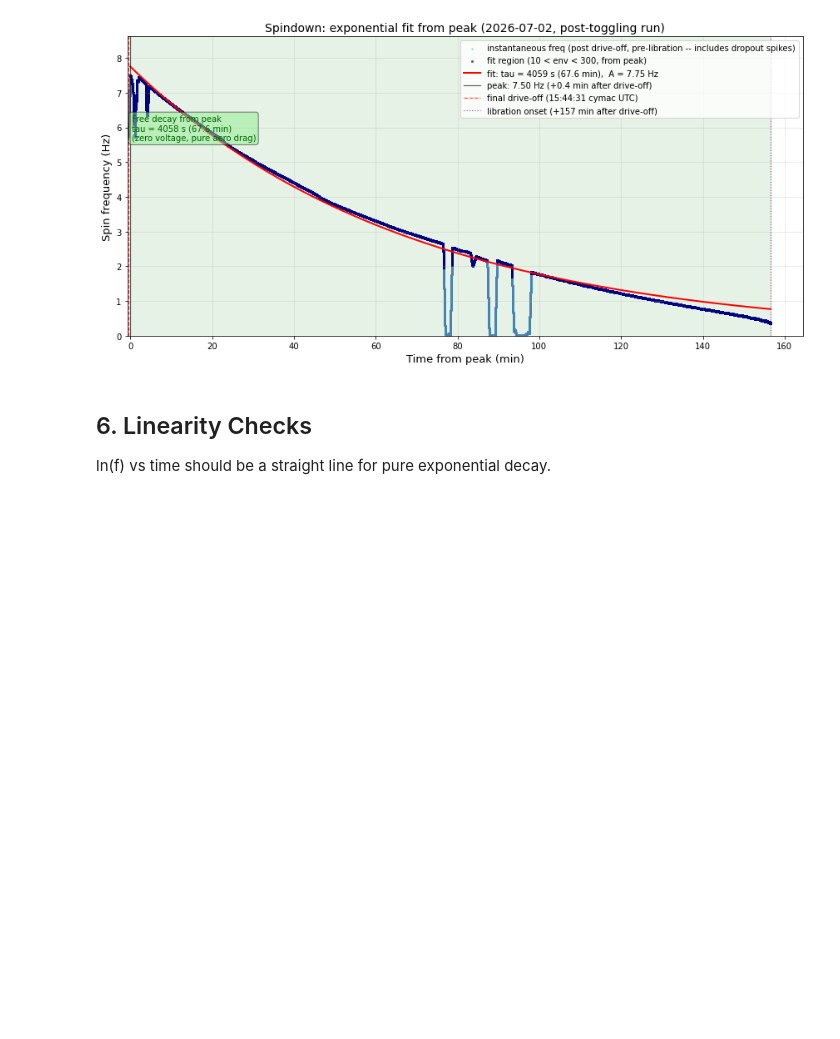
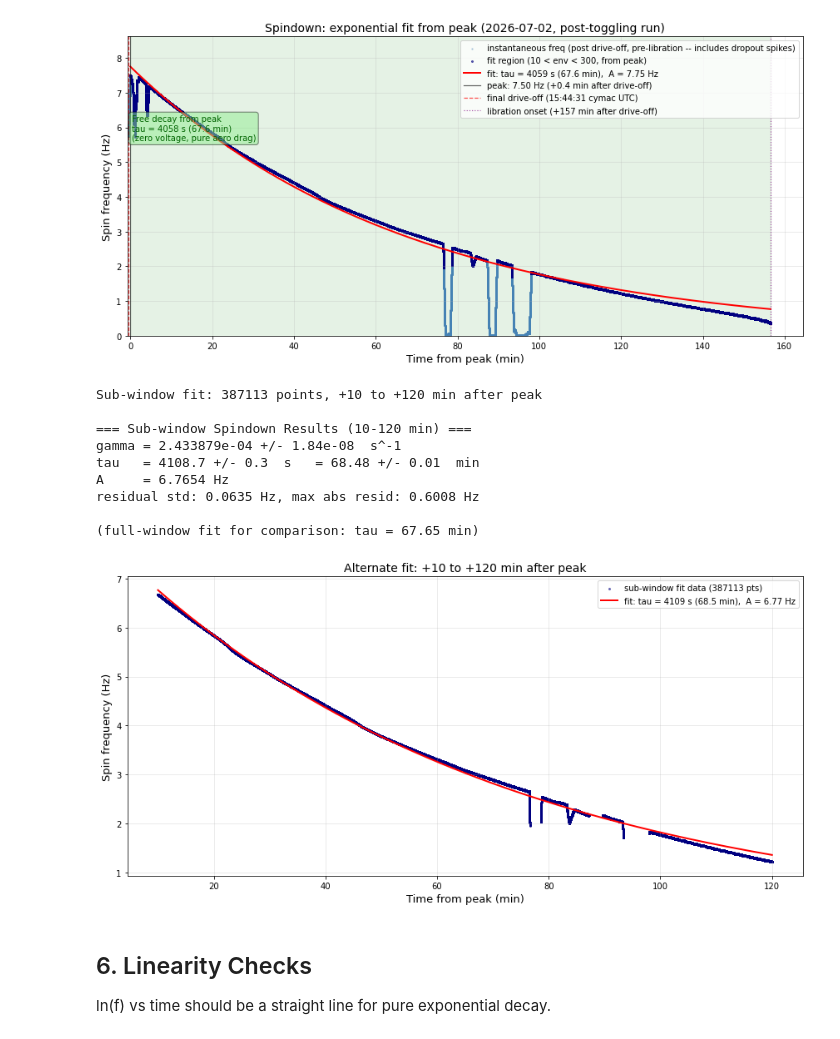
Before and after one commit to Moore-Lab/Decay-Sail, a Jupyter notebook: analysis/spindown_20260702.ipynb, the cells around one changed output. Cells and saved outputs as stored; diff of their text form; code cells hidden in the pictures; blank space fills up the shorter version.

Commit message:
Add trimmed-window cross-check fit to spindown_20260702
Refits the same PIT decay restricted to +10-120 min after peak (dropping
the peak-adjacent artifact and backing off from the libration onset) to
check whether the full-window fit's systematic residual trend is a
window-edge effect. Result agrees closely: tau = 68.48 min vs 67.65 min
for the full window, with much smaller residuals (std 0.06 Hz vs 0.17 Hz).

Co-Authored-By: Claude Sonnet 5 <noreply@anthropic.com>

```diff
--- a/analysis/spindown_20260702.ipynb
+++ b/analysis/spindown_20260702.ipynb
@@ -628,6 +628,72 @@ if len(f_fit) >= 20:
     plt.show()
 # %% [output]
 [figure]
+# %%
+# -- Alternate fit: restrict to +10 to +120 min after peak -------------------------
+# Trims both ends of the fit window relative to the full peak-to-libration fit above:
+# drops the first 10 min (small artifact right at the peak, see residual check) and
+# stops at 120 min instead of the 157 min libration onset (backs off from the
+# approach to libration, where the full fit's residuals grew most negative).
+# Checks whether the systematic residual trend seen in the full fit is a window-edge
+# effect or persists in the "cleanest" middle section of the decay.
+T_SUB_START_MIN = 10.0
+T_SUB_END_MIN   = 120.0
+
+sub_start_gps = t_peak + T_SUB_START_MIN * 60
+sub_end_gps   = t_peak + T_SUB_END_MIN * 60
+
+sub_mask = (
+    (t_fit_all >= sub_start_gps) &
+    (t_fit_all <= sub_end_gps) &
+    (env_fit_all > ENV_MIN) & (env_fit_all < ENV_MAX)
+)
+t_fit_sub = t_fit_all[sub_mask]
+f_fit_sub = freq_fit_all[sub_mask]
+
+print(f"Sub-window fit: {len(f_fit_sub)} points, +{T_SUB_START_MIN:.0f} to +{T_SUB_END_MIN:.0f} min after peak")
+
+t0_sub  = t_fit_sub[0]
+ts_sub  = t_fit_sub - t0_sub
+popt_sub, pcov_sub = curve_fit(exp_decay, ts_sub, f_fit_sub, p0=[f_fit_sub[0], 1e-4], maxfev=10000)
+A_sub, gamma_sub = popt_sub
+A_sub_err, gamma_sub_err = np.sqrt(np.diag(pcov_sub))
+tau_sub     = 1.0 / gamma_sub
+tau_sub_err = gamma_sub_err / gamma_sub**2
+
+resid_sub = f_fit_sub - exp_decay(ts_sub, *popt_sub)
+
+print(f"\n=== Sub-window Spindown Results ({T_SUB_START_MIN:.0f}-{T_SUB_END_MIN:.0f} min) ===")
+print(f"gamma = {gamma_sub:.6e} +/- {gamma_sub_err:.2e}  s^-1")
+print(f"tau   = {tau_sub:.1f} +/- {tau_sub_err:.1f}  s   = {tau_sub/60:.2f} +/- {tau_sub_err/60:.2f}  min")
+print(f"A     = {A_sub:.4f} Hz")
+print(f"residual std: {resid_sub.std():.4f} Hz, max abs resid: {np.abs(resid_sub).max():.4f} Hz")
+print(f"\n(full-window fit for comparison: tau = {tau/60:.2f} min)")
+
+t_curve_sub = np.linspace(0, ts_sub[-1], 1000)
+
+fig, ax = plt.subplots(figsize=(12, 6))
+ax.scatter((t_fit_sub - t_peak) / 60.0, f_fit_sub, s=4, alpha=0.5, color='navy',
+           label=f'sub-window fit data ({len(f_fit_sub)} pts)')
+ax.plot((t_curve_sub + t0_sub - t_peak) / 60.0, exp_decay(t_curve_sub, *popt_sub), 'r-', linewidth=2,
+        label=f'fit: tau = {tau_sub:.0f} s ({tau_sub/60:.1f} min),  A = {A_sub:.2f} Hz')
+ax.set_xlabel('Time from peak (min)', fontsize=13)
+ax.set_ylabel('Spin frequency (Hz)', fontsize=13)
+ax.set_title(f'Alternate fit: +{T_SUB_START_MIN:.0f} to +{T_SUB_END_MIN:.0f} min after peak', fontsize=14)
+ax.legend(fontsize=10)
+ax.grid(True, alpha=0.3)
+plt.tight_layout()
+plt.show()
+# %% [output]
+Sub-window fit: 387113 points, +10 to +120 min after peak
+
+=== Sub-window Spindown Results (10-120 min) ===
+gamma = 2.433879e-04 +/- 1.84e-08  s^-1
+tau   = 4108.7 +/- 0.3  s   = 68.48 +/- 0.01  min
+A     = 6.7654 Hz
+residual std: 0.0635 Hz, max abs resid: 0.6008 Hz
+
+(full-window fit for comparison: tau = 67.65 min)
+[figure, added]
 # %% [markdown]
 ## 6. Linearity Checks
 ln(f) vs time should be a straight line for pure exponential decay.
```
